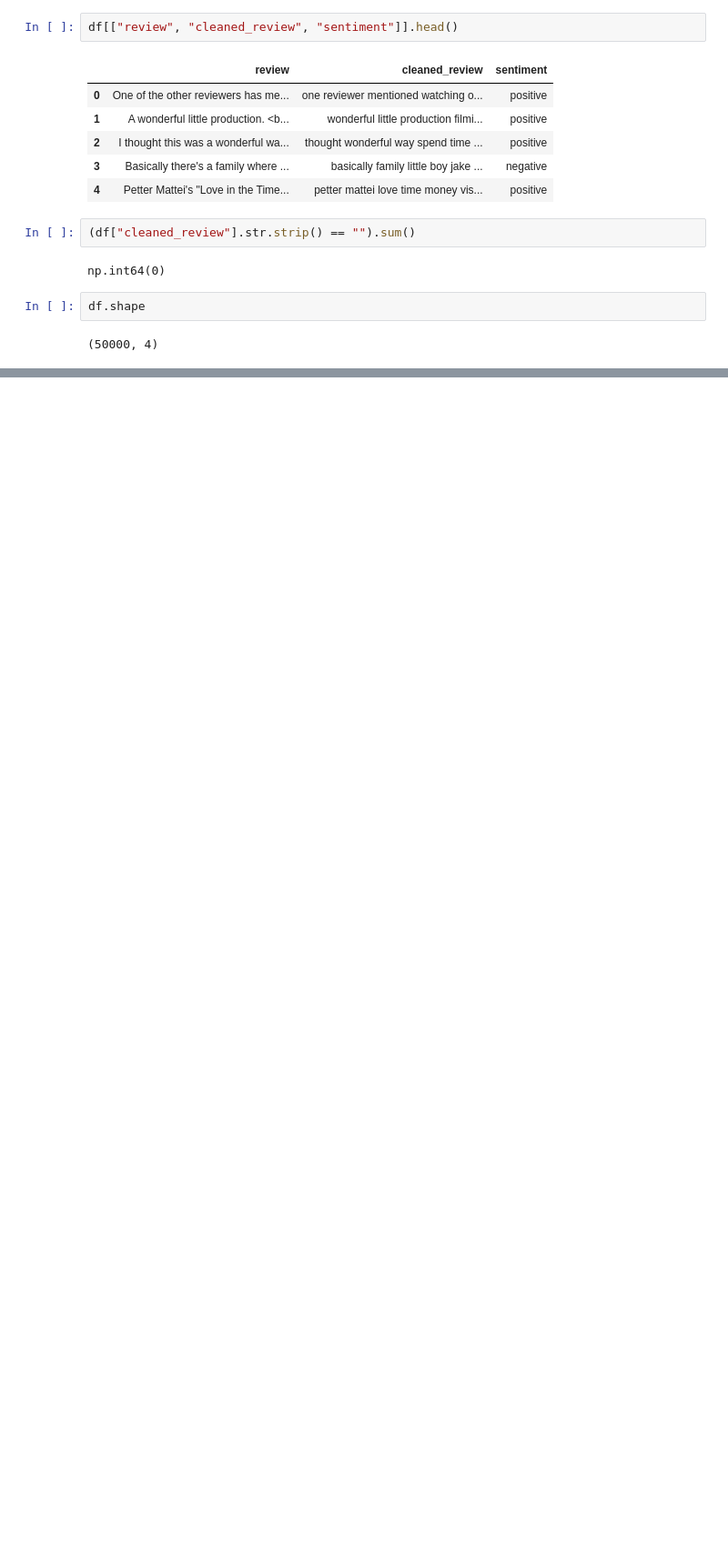
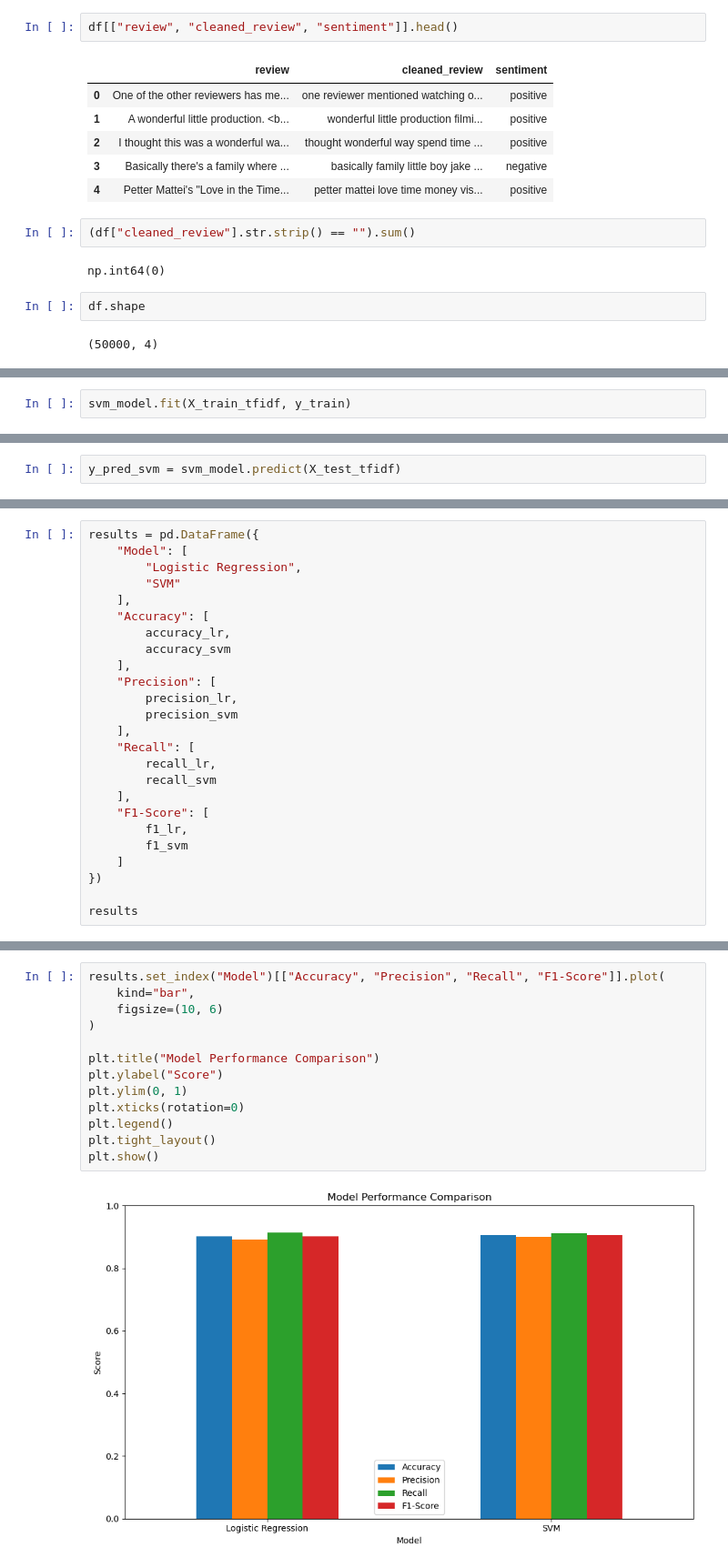
Before and after one commit to Shivam3831143/IMDb-Sentiment-Analysis, a Jupyter notebook: IMDb_Sentiment_Analysis.ipynb, the cells around one changed output, grey strips where cells are left out. Shown at 91% size. Cells and saved outputs as stored; diff of their text form; blank space fills up the shorter version.

```diff
--- a/IMDb_Sentiment_Analysis.ipynb
+++ b/IMDb_Sentiment_Analysis.ipynb
@@ -173,0 +327,2 @@ Index(['review', 'sentiment', 'review_length', 'cleaned_review'], dtype='object'
+# %%
+svm_model.fit(X_train_tfidf, y_train)
@@ -173,0 +331,2 @@ Index(['review', 'sentiment', 'review_length', 'cleaned_review'], dtype='object'
+# %%
+y_pred_svm = svm_model.predict(X_test_tfidf)
@@ -173,0 +382,25 @@ Index(['review', 'sentiment', 'review_length', 'cleaned_review'], dtype='object'
+# %%
+results = pd.DataFrame({
+    "Model": [
+        "Logistic Regression",
+        "SVM"
+    ],
+    "Accuracy": [
+        accuracy_lr,
+        accuracy_svm
+    ],
+    "Precision": [
+        precision_lr,
+        precision_svm
+    ],
+    "Recall": [
+        recall_lr,
+        recall_svm
+    ],
+    "F1-Score": [
+        f1_lr,
+        f1_svm
+    ]
+})
+
+results
@@ -173,0 +411,15 @@ Index(['review', 'sentiment', 'review_length', 'cleaned_review'], dtype='object'
+# %%
+results.set_index("Model")[["Accuracy", "Precision", "Recall", "F1-Score"]].plot(
+    kind="bar",
+    figsize=(10, 6)
+)
+
+plt.title("Model Performance Comparison")
+plt.ylabel("Score")
+plt.ylim(0, 1)
+plt.xticks(rotation=0)
+plt.legend()
+plt.tight_layout()
+plt.show()
+# %% [output]
+[figure, added]
```
Also changed, not shown: parts of 45 cells of this notebook, 3 other files.
